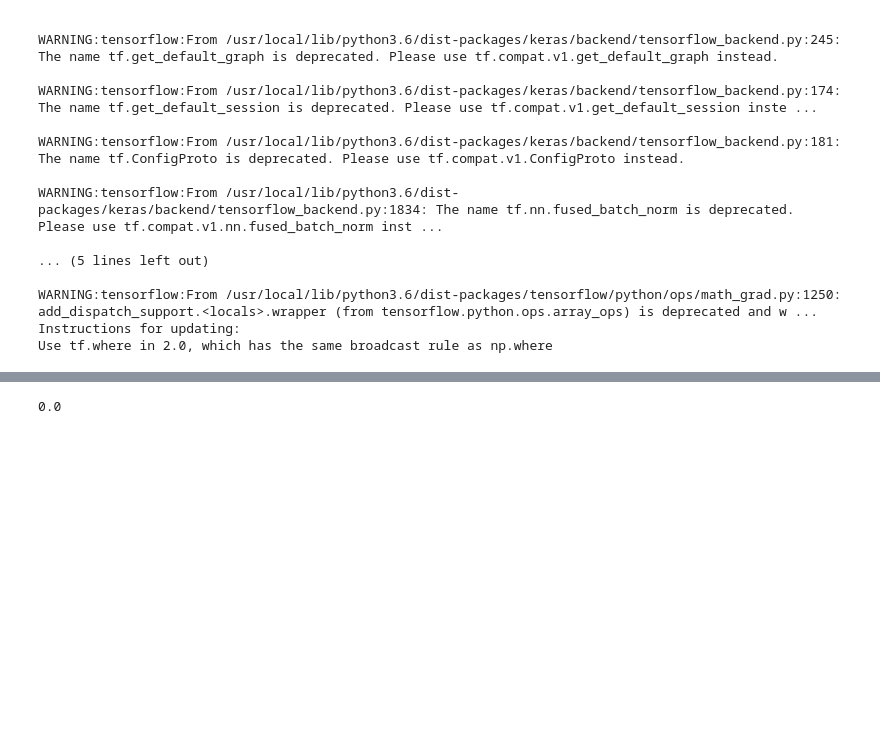
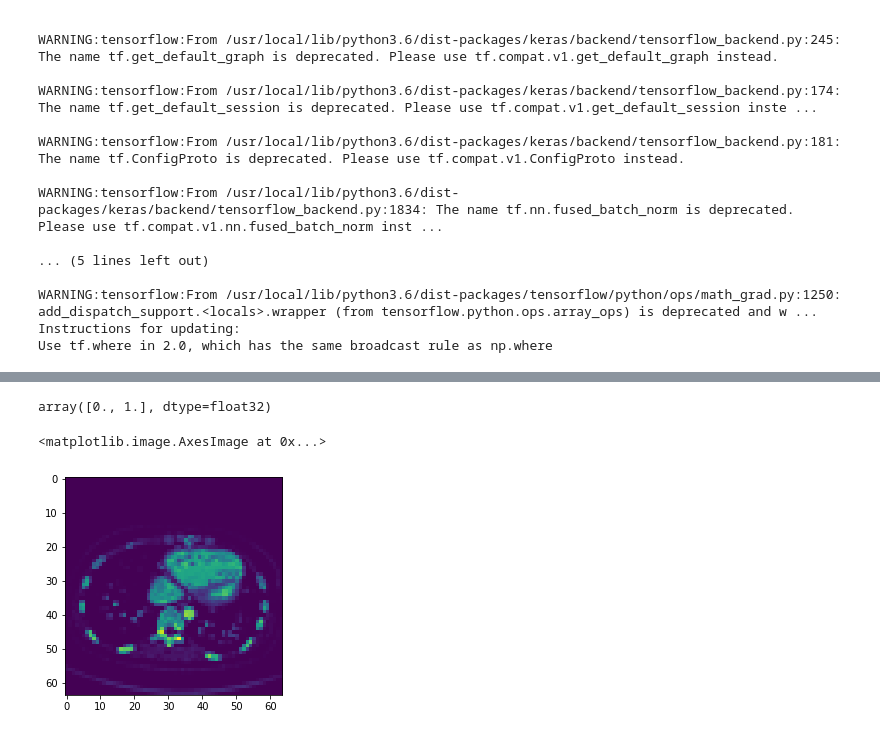
Before and after one commit to jungsunyoo/AdvImgSeg, a Jupyter notebook: AdvImg_apr17.ipynb, the cells around one changed output, grey strips where cells are left out. Cells and saved outputs as stored; diff of their text form; code cells hidden in the pictures; blank space fills up the shorter version.

```diff
--- a/AdvImg_apr17.ipynb
+++ b/AdvImg_apr17.ipynb
@@ -86,5 +86,5 @@ x_sample.shape
 # %%
-image_y = Image.open(os.path.join(y_train_dir, y_folders[0]))
+image_y = Image.open(os.path.join(y_train_dir, y_folders[100]))
 image_y = image_y.resize((image_size, image_size))
 image_y
 # %% [output]
@@ -220,4 +209,6 @@ y1 = y_label.flatten()
 # %%
-adv_x, _, __ = fmin_l_bfgs_b(func2, x0=oimgs_flatten, args=(x_sample,y_targeted, model), approx_grad=True, maxiter = 2, disp=101)
+start = time.time()
+adv_x, _, __ = fmin_l_bfgs_b(func2, x0=oimgs_flatten, args=(x_sample,y_targeted, model), approx_grad=True, maxiter = 1000, disp=101)
 
 # 여기에 이제 targeted label 추가
+print("time :", time.time() - start)
@@ -228,4 +221,11 @@ adv_x.shape
-# %%
-np.median(adv_x)
-# %% [output]
-0.0
+# %%
+adv_x_reshape = adv_x.reshape(image_size, image_size)
+# %%
+np.unique(y_label)
+# %% [output]
+array([0., 1.], dtype=float32)
+# %%
+plt.imshow(adv_x_reshape)
+# %% [output]
+<matplotlib.image.AxesImage at 0x...>
+[figure, added]
```
Also changed, not shown: parts of 29 cells of this notebook.
